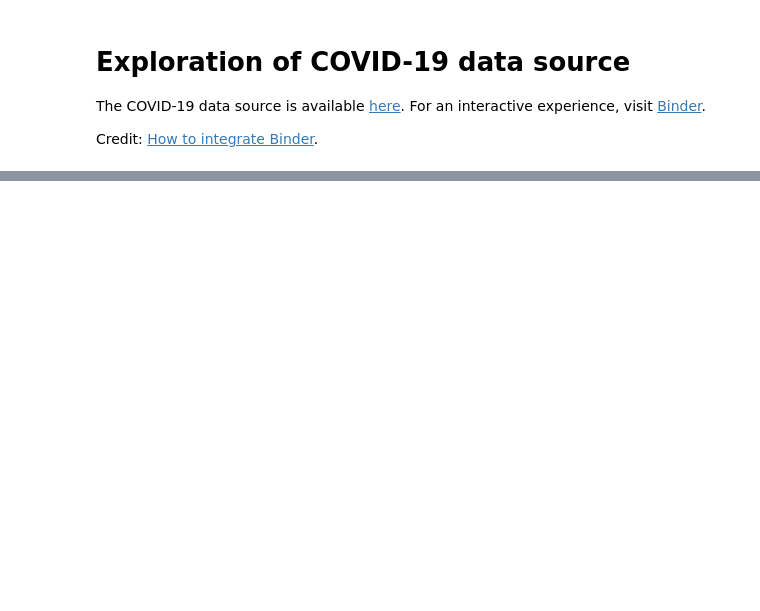
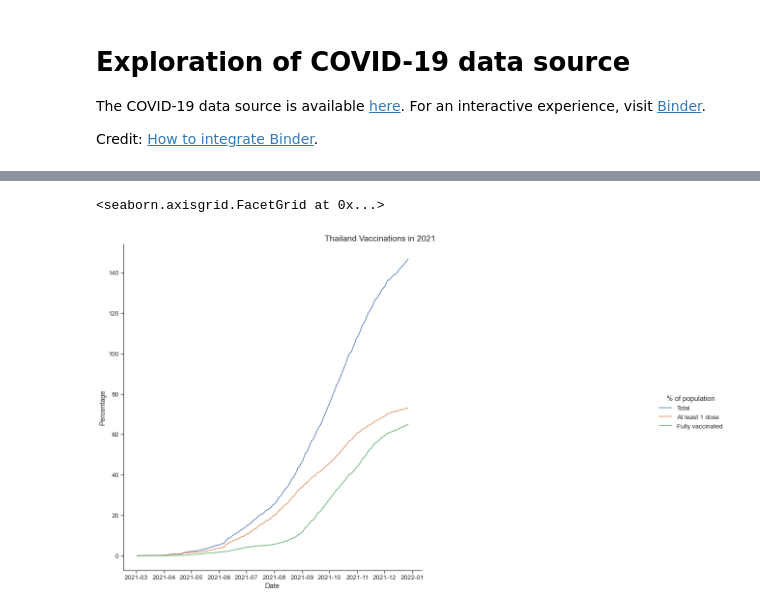
Before and after one commit to jitrapon/mads-milestone-i, a Jupyter notebook: exploration.ipynb, the cells around one changed output, grey strips where cells are left out. Drawn from its saved outputs; the diff is of its cells as text; code cells hidden in the pictures; blank space fills up the shorter version.

```diff
--- a/exploration.ipynb
+++ b/exploration.ipynb
@@ -271,0 +135,5 @@ visualize_combined(merged, 'Merged')
+# %%
+plot_vaccination(melt_by_date(filter_valid_vaccinations(covid_th)), 'Thailand Vaccinations in 2021')
+# %% [output]
+<seaborn.axisgrid.FacetGrid at 0x...>
+[figure, added]
```
Also changed, not shown: parts of 61 cells of this notebook.
